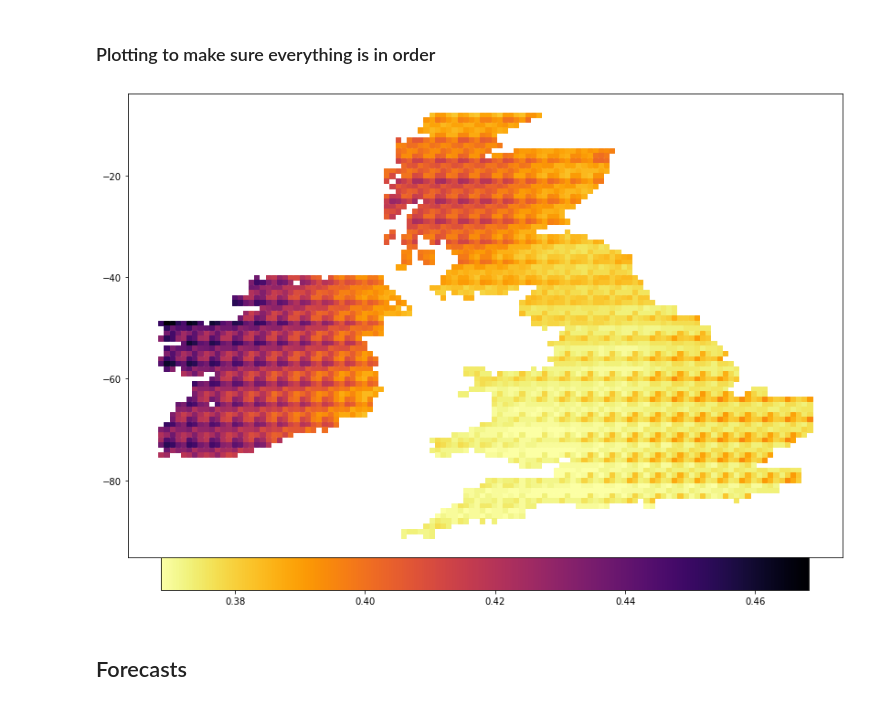
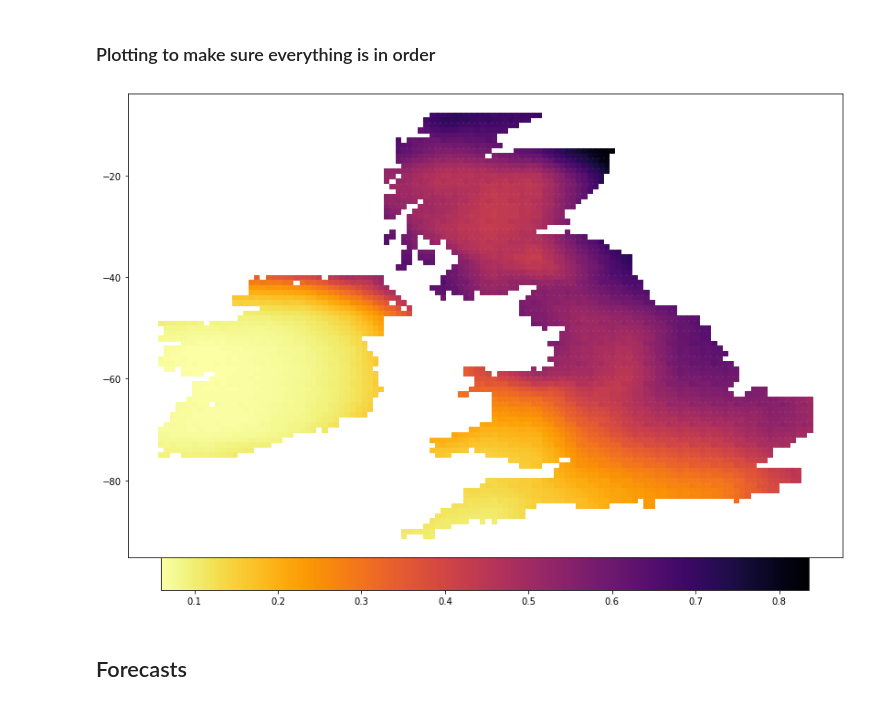
Before and after one commit to Huk-David/SpaDep_VCop, a Jupyter notebook: body/Forecasts.ipynb, the cells around one changed output. Drawn from its saved outputs; the diff is of its cells as text; code cells hidden in the pictures.

```diff
--- a/body/Forecasts.ipynb
+++ b/body/Forecasts.ipynb
@@ -92,14 +98,14 @@ topo_dist = euclidean_distances(np.array([h[loc[5][0],loc[5][1]+2] for loc in GN
 # %%
 #check rain is correct
 for day in range(1):
     fig = plt.gcf()
     fig.set_size_inches(14,10)
 
-    plt.scatter([GNM_landonly[loc][5][1] for loc in range(4087)],[-GNM_landonly[loc][5][0] for loc in range(4087)],c=[GNM_landonly[loc][1][day] for loc in range(4087)],cmap='inferno_r',s=27,marker='s')
+    plt.scatter([GNM_landonly[loc][5][1] for loc in range(4087)],[-GNM_landonly[loc][5][0] for loc in range(4087)],c=[GNM_landonly[loc][4][day] for loc in range(4087)],cmap='inferno_r',s=27,marker='s')
     plt.colorbar(location='bottom',fraction=0.0652,pad=0.001)
     plt.show()
 # %% [output]
-[figure, old version]
+[figure, new version]
 # %% [markdown]
 ## Forecasts
 # %% [markdown]
```
Also changed, not shown: parts of 28 cells of this notebook.
